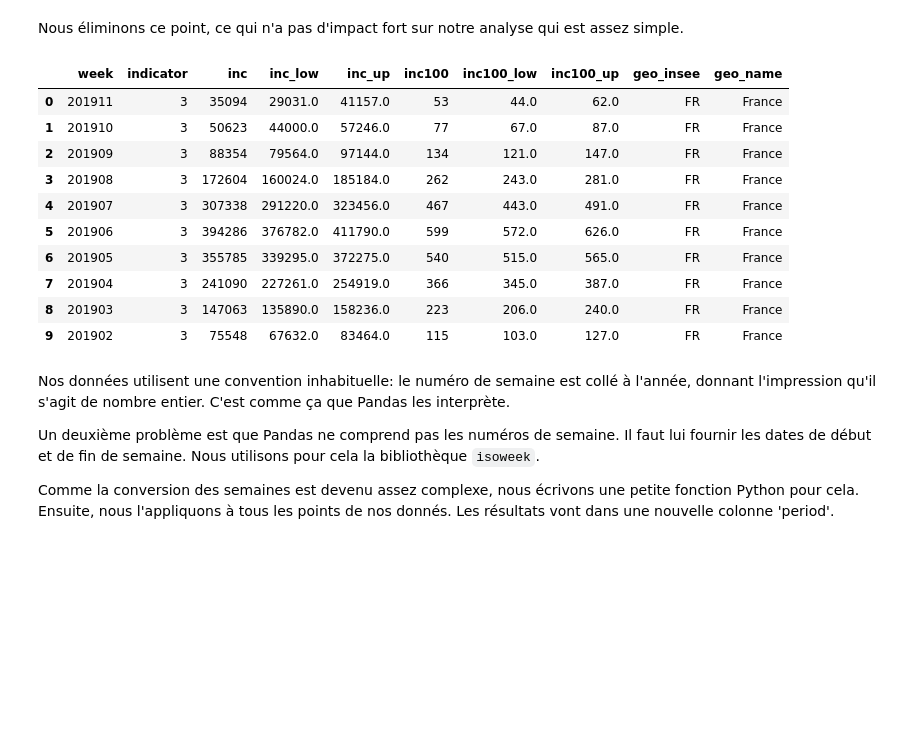
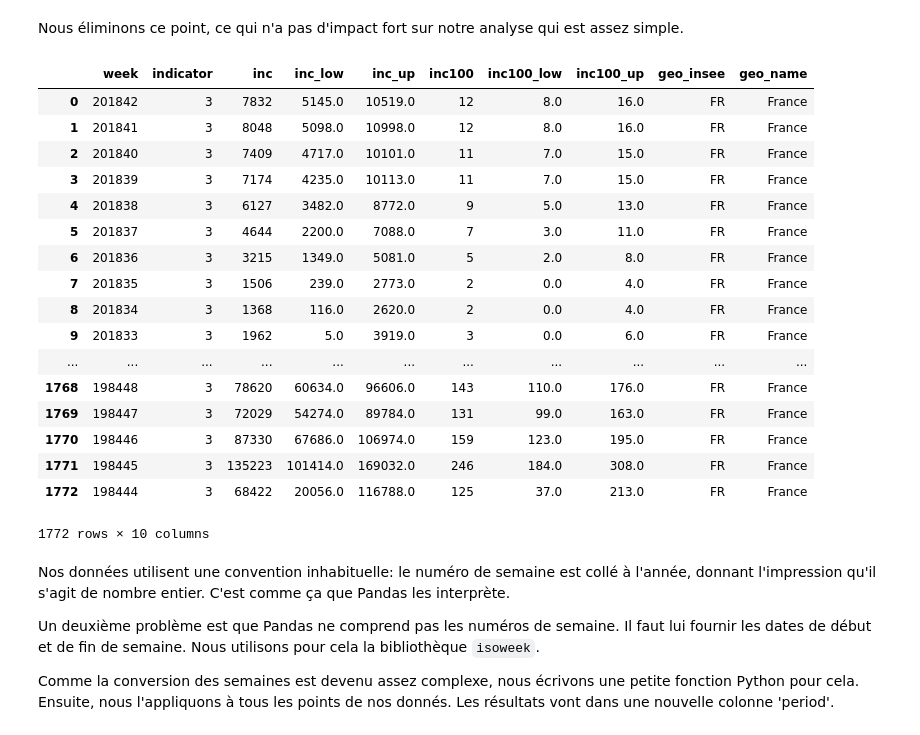
Before and after one commit to IsobelleLibert/mooc_rr, a Jupyter notebook: module3/ressources/analyse-syndrome-grippal-jupyter.ipynb, the cells around one changed output. Drawn from its saved outputs; the diff is of its cells as text; code cells hidden in the pictures; blank space fills up the shorter version.

```diff
--- a/module3/ressources/analyse-syndrome-grippal-jupyter.ipynb
+++ b/module3/ressources/analyse-syndrome-grippal-jupyter.ipynb
@@ -52,19 +59,26 @@ raw_data[raw_data.isnull().any(axis=1)]
 Nous éliminons ce point, ce qui n'a pas d'impact fort sur notre analyse qui est assez simple.
 # %%
 data = raw_data.dropna().copy()
-data[:10]
+data
 # %% [output]
 |  | week | indicator | inc | inc_low | inc_up | inc100 | inc100_low | inc100_up | geo_insee | geo_name |
-| 0 | 201911 | 3 | 35094 | 29031.0 | 41157.0 | 53 | 44.0 | 62.0 | FR | France |
-| 1 | 201910 | 3 | 50623 | 44000.0 | 57246.0 | 77 | 67.0 | 87.0 | FR | France |
-| 2 | 201909 | 3 | 88354 | 79564.0 | 97144.0 | 134 | 121.0 | 147.0 | FR | France |
-| 3 | 201908 | 3 | 172604 | 160024.0 | 185184.0 | 262 | 243.0 | 281.0 | FR | France |
-| 4 | 201907 | 3 | 307338 | 291220.0 | 323456.0 | 467 | 443.0 | 491.0 | FR | France |
-| 5 | 201906 | 3 | 394286 | 376782.0 | 411790.0 | 599 | 572.0 | 626.0 | FR | France |
-| 6 | 201905 | 3 | 355785 | 339295.0 | 372275.0 | 540 | 515.0 | 565.0 | FR | France |
-| 7 | 201904 | 3 | 241090 | 227261.0 | 254919.0 | 366 | 345.0 | 387.0 | FR | France |
-| 8 | 201903 | 3 | 147063 | 135890.0 | 158236.0 | 223 | 206.0 | 240.0 | FR | France |
-| 9 | 201902 | 3 | 75548 | 67632.0 | 83464.0 | 115 | 103.0 | 127.0 | FR | France |
+| 0 | 201842 | 3 | 7832 | 5145.0 | 10519.0 | 12 | 8.0 | 16.0 | FR | France |
+| 1 | 201841 | 3 | 8048 | 5098.0 | 10998.0 | 12 | 8.0 | 16.0 | FR | France |
+| 2 | 201840 | 3 | 7409 | 4717.0 | 10101.0 | 11 | 7.0 | 15.0 | FR | France |
+| 3 | 201839 | 3 | 7174 | 4235.0 | 10113.0 | 11 | 7.0 | 15.0 | FR | France |
+| 4 | 201838 | 3 | 6127 | 3482.0 | 8772.0 | 9 | 5.0 | 13.0 | FR | France |
+| 5 | 201837 | 3 | 4644 | 2200.0 | 7088.0 | 7 | 3.0 | 11.0 | FR | France |
+| 6 | 201836 | 3 | 3215 | 1349.0 | 5081.0 | 5 | 2.0 | 8.0 | FR | France |
+| 7 | 201835 | 3 | 1506 | 239.0 | 2773.0 | 2 | 0.0 | 4.0 | FR | France |
+| 8 | 201834 | 3 | 1368 | 116.0 | 2620.0 | 2 | 0.0 | 4.0 | FR | France |
+| 9 | 201833 | 3 | 1962 | 5.0 | 3919.0 | 3 | 0.0 | 6.0 | FR | France |
+| ... | ... | ... | ... | ... | ... | ... | ... | ... | ... | ... |
+| 1768 | 198448 | 3 | 78620 | 60634.0 | 96606.0 | 143 | 110.0 | 176.0 | FR | France |
+| 1769 | 198447 | 3 | 72029 | 54274.0 | 89784.0 | 131 | 99.0 | 163.0 | FR | France |
+| 1770 | 198446 | 3 | 87330 | 67686.0 | 106974.0 | 159 | 123.0 | 195.0 | FR | France |
+| 1771 | 198445 | 3 | 135223 | 101414.0 | 169032.0 | 246 | 184.0 | 308.0 | FR | France |
+| 1772 | 198444 | 3 | 68422 | 20056.0 | 116788.0 | 125 | 37.0 | 213.0 | FR | France |
+1772 rows × 10 columns
 # %% [markdown]
 Nos données utilisent une convention inhabituelle: le numéro de
 semaine est collé à l'année, donnant l'impression qu'il s'agit
```
Also changed, not shown: parts of 7 cells of this notebook.
